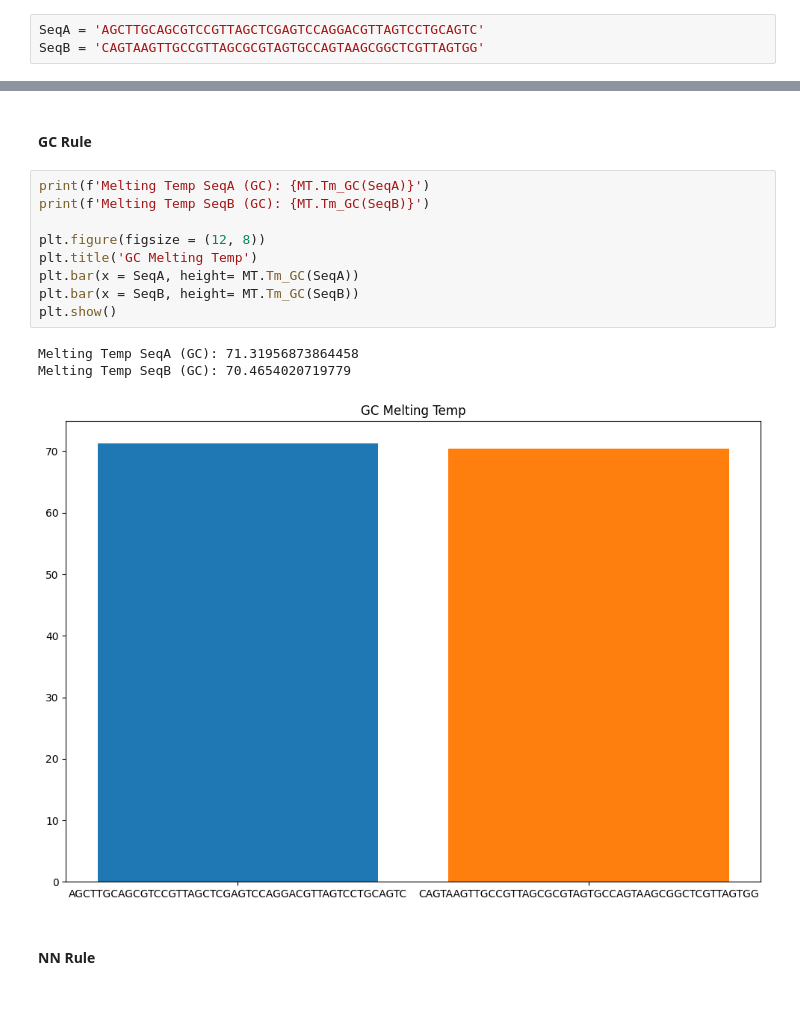
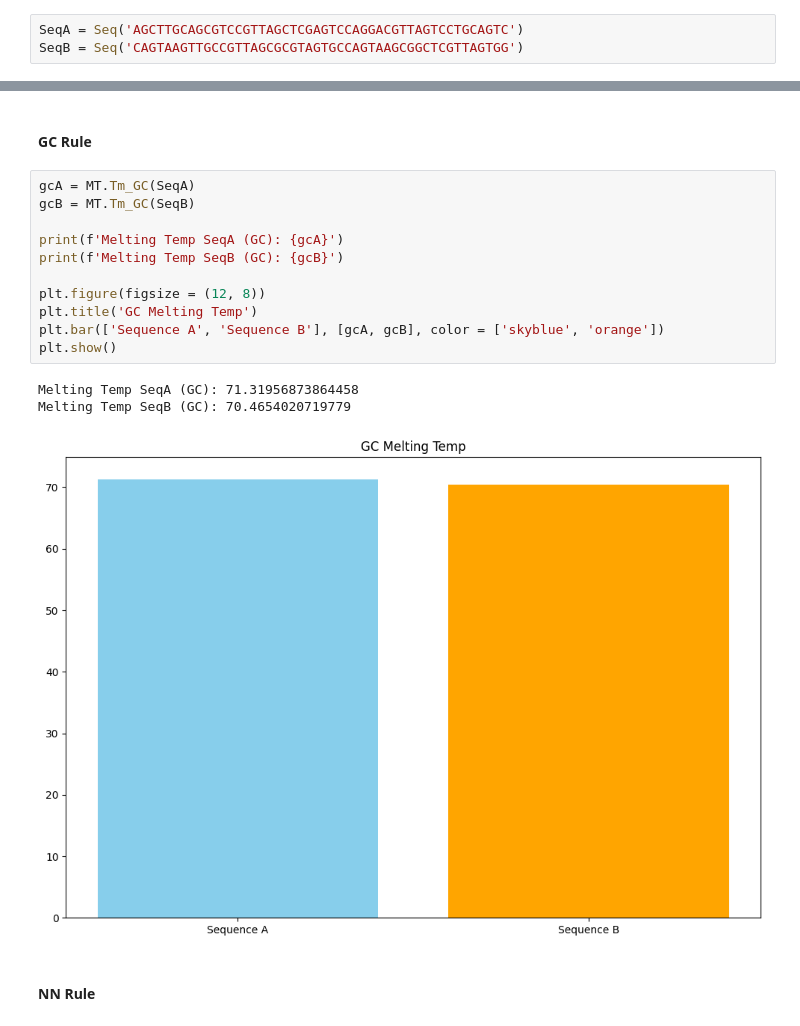
Before and after one commit to JonathanSuryaS/CompBio-Exercise, a Jupyter notebook: 2.ipynb, the cells around one changed output, grey strips where cells are left out. Saved outputs shown, nothing was run; the diff lists cells and outputs as text.

```diff
--- a/2.ipynb
+++ b/2.ipynb
@@ -7,8 +7,8 @@ from Bio.SeqUtils import MeltingTemp as MT, molecular_weight, gc_fraction as GC
 # %% [markdown]
 # Data
 # %%
-SeqA = 'AGCTTGCAGCGTCCGTTAGCTCGAGTCCAGGACGTTAGTCCTGCAGTC'
-SeqB = 'CAGTAAGTTGCCGTTAGCGCGTAGTGCCAGTAAGCGGCTCGTTAGTGG'
+SeqA = Seq('AGCTTGCAGCGTCCGTTAGCTCGAGTCCAGGACGTTAGTCCTGCAGTC')
+SeqB = Seq('CAGTAAGTTGCCGTTAGCGCGTAGTGCCAGTAAGCGGCTCGTTAGTGG')
 # %% [markdown]
 # Quest
 Please use Biopython to:<br>
@@ -44,18 +45,20 @@ Melting Temp SeqB (Wallace): 150.0
 # %% [markdown]
 #### GC Rule
 # %%
-print(f'Melting Temp SeqA (GC): {MT.Tm_GC(SeqA)}')
-print(f'Melting Temp SeqB (GC): {MT.Tm_GC(SeqB)}')
+gcA = MT.Tm_GC(SeqA)
+gcB = MT.Tm_GC(SeqB)
+
+print(f'Melting Temp SeqA (GC): {gcA}')
+print(f'Melting Temp SeqB (GC): {gcB}')
 
 plt.figure(figsize = (12, 8))
 plt.title('GC Melting Temp')
-plt.bar(x = SeqA, height= MT.Tm_GC(SeqA))
-plt.bar(x = SeqB, height= MT.Tm_GC(SeqB))
+plt.bar(['Sequence A', 'Sequence B'], [gcA, gcB], color = ['skyblue', 'orange'])
 plt.show()
 # %% [output]
 Melting Temp SeqA (GC): 71.31956873864458
 Melting Temp SeqB (GC): 70.4654020719779
-[figure, old version]
+[figure, new version]
 # %% [markdown]
 #### NN Rule
 # %%
```
Also changed, not shown: parts of 8 cells of this notebook, 3 other files.
